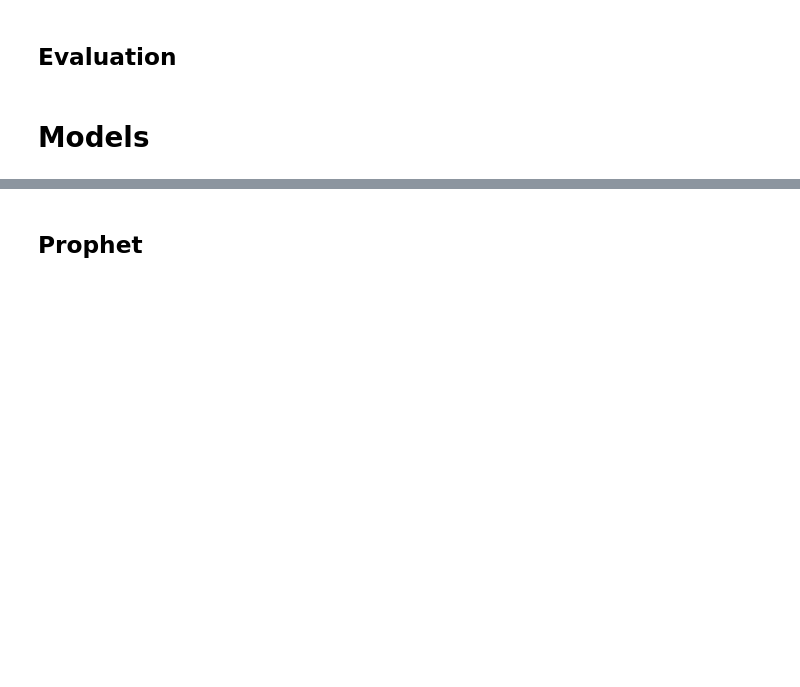
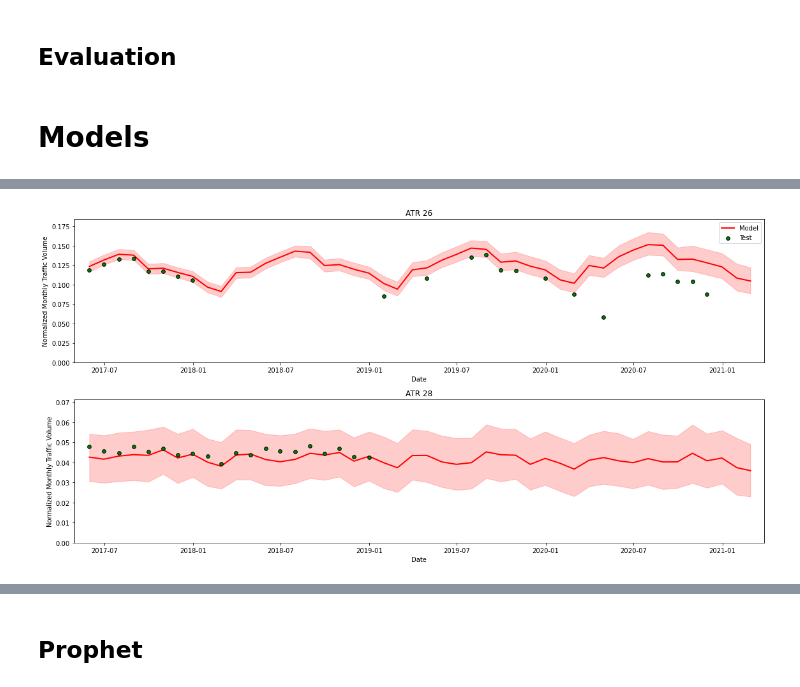
Before and after one commit to nmwodarz/traffic-project, a Jupyter notebook: Capstone 3 - Modeling.ipynb, the cells around one changed output, grey strips where cells are left out. Cells and saved outputs as stored; diff of their text form; code cells hidden in the pictures; blank space fills up the shorter version.

```diff
--- a/Capstone 3 - Modeling.ipynb
+++ b/Capstone 3 - Modeling.ipynb
@@ -124,0 +691,4 @@ def evaluate_model(train_df, test_df, model, scorers=[mean_squared_error, mean_a
+# %%
+test_model.plot(['26','28'], margin_of_error=True, xrange='test')
+# %% [output]
+[figure, added]
```
Also changed, not shown: parts of 35 cells of this notebook.
